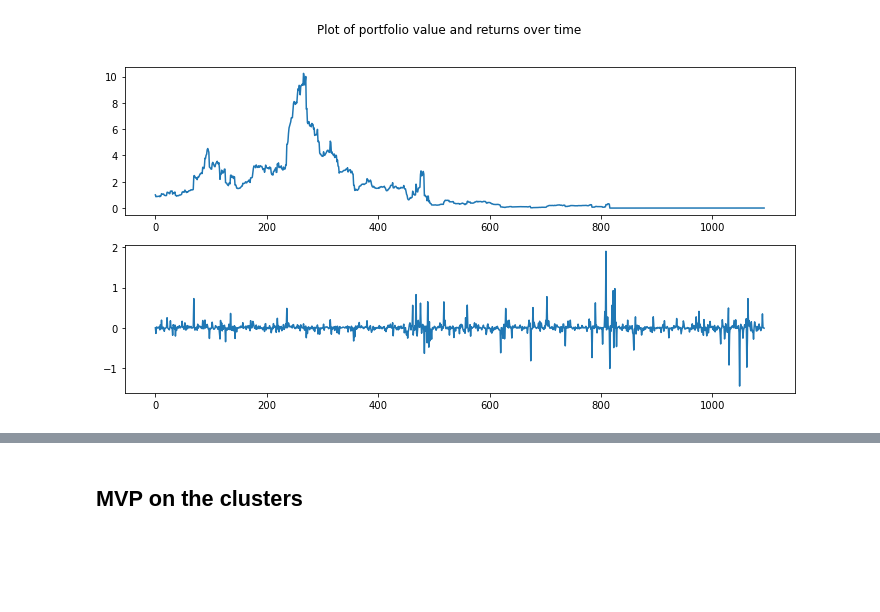
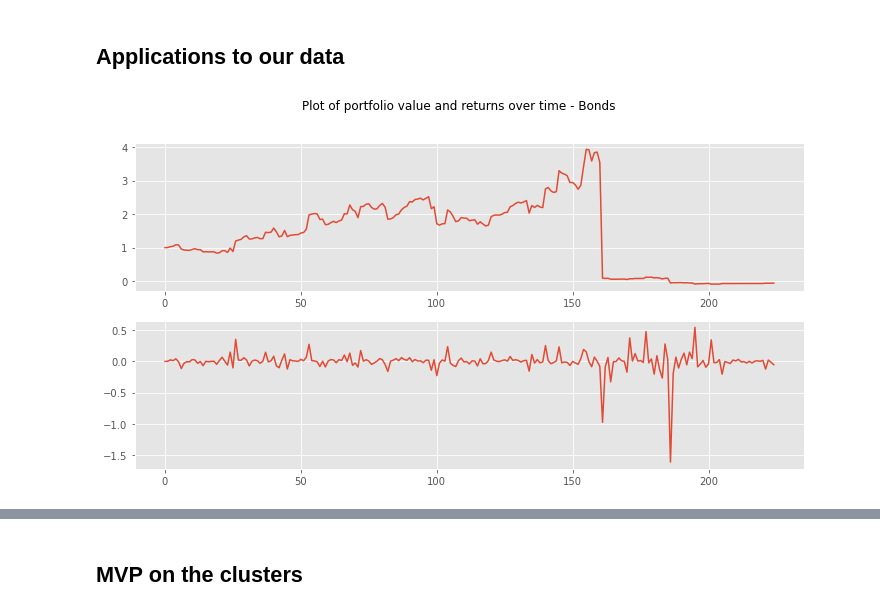
Before and after one commit to wingwingz/AFP, a Jupyter notebook: Experiments/Loic stuff.ipynb, the cells around one changed output, grey strips where cells are left out. Cells and saved outputs as stored; diff of their text form; code cells hidden in the pictures; blank space fills up the shorter version.

```diff
--- a/Experiments/Loic stuff.ipynb
+++ b/Experiments/Loic stuff.ipynb
@@ -20 +18,9 @@ names = pd.read_csv('../Data/country_data/ice_bofa_sovereign_indices_summary.csv
+# %%
+bonds = pd.read_csv('bofa_ice_sovereign_bonds_returns.csv')
+bonds = bonds.set_index('Unnamed: 0')
+bonds.index = pd.to_datetime(bonds.index)
+bonds = bonds.sort_index()
+bonds = bonds.ffill().fillna(0).pct_change().fillna(0)
+# %%
+bonds = bonds.loc[bonds.index.isin(pd.date_range('2016-09-01', '2022-01-01'))]
 # %%
@@ -61,12 +79,18 @@ def plot_performance(value, rtns, title=None):
     axs[0].plot(value)
     axs[1].plot(rtns)
     plt.show()
+# %% [markdown]
+## Applications to our data
+# %%
+X = bonds.copy()
+X = X.replace(to_replace=float('inf'), value=0)
+X = X.resample('W').sum()
 # %%
 perf, value, rtns = strategy(X, window=5, horizon=1, benchmark=False)
-# %%
-plot_performance(value, rtns)
-# %% [output]
-[figure, removed]
+# %%
+plot_performance(value, rtns, title="Plot of portfolio value and returns over time - Bonds")
+# %% [output]
+[figure, added]
 # %%
 perf_bench, value_bench, rtns_bench = strategy(X, window=5, horizon=1, benchmark=True)
 # %%
```
Also changed, not shown: parts of 32 cells of this notebook.
